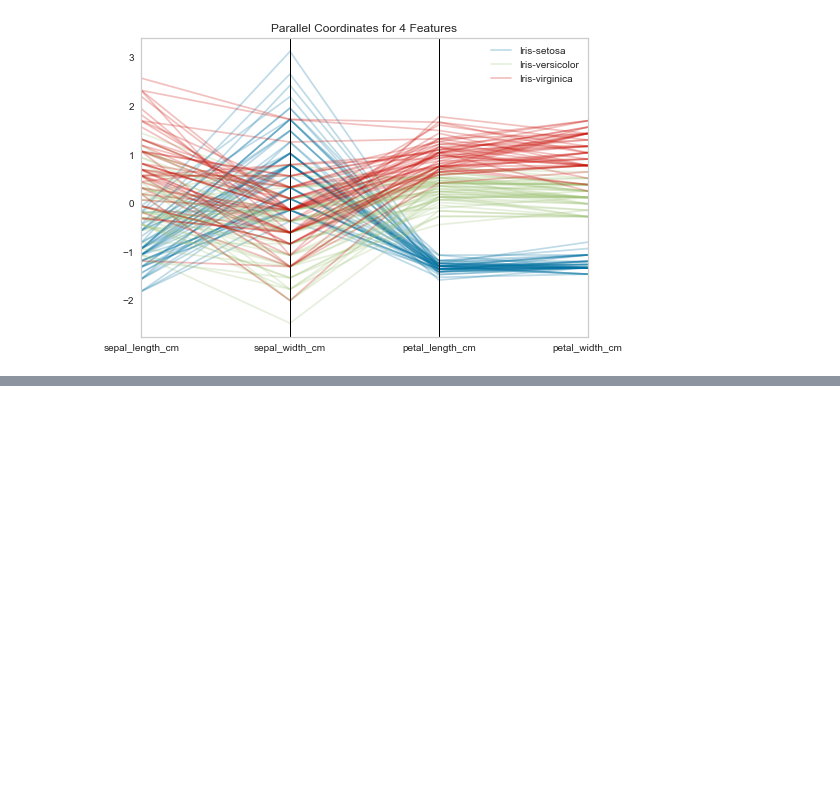
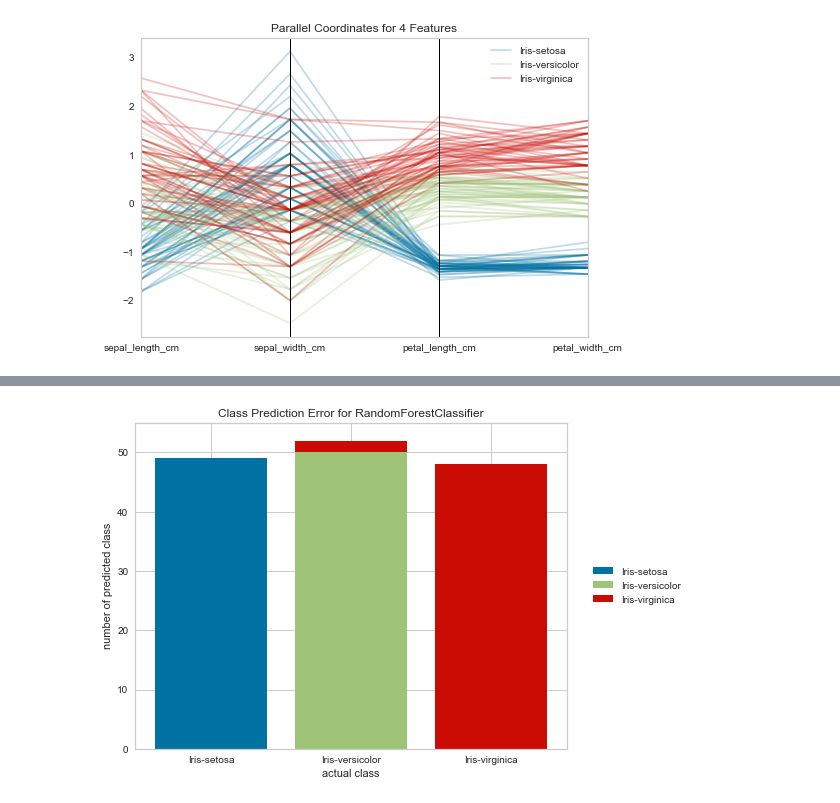
Before and after one commit to sanemkabaca/python-practice, a Jupyter notebook: Python-Practice_yb visualizations.ipynb, the cells around one changed output, grey strips where cells are left out. Saved outputs shown, nothing was run; the diff lists cells and outputs as text; code cells hidden in the pictures; blank space fills up the shorter version.

```diff
--- a/Python-Practice_yb visualizations.ipynb
+++ b/Python-Practice_yb visualizations.ipynb
@@ -526,0 +540,15 @@ g = visualizer.poof()
+# %%
+visualizer = ClassPredictionError(
+    RandomForestClassifier(), classes=classes
+)
+
+# Fit the training data to the visualizer
+visualizer.fit(X_train, y_train)
+
+# Evaluate the model on the test data
+visualizer.score(X, y)
+
+# Draw visualization
+g = visualizer.poof()
+# %% [output]
+[figure, added]
```
Also changed, not shown: parts of 13 cells of this notebook.
